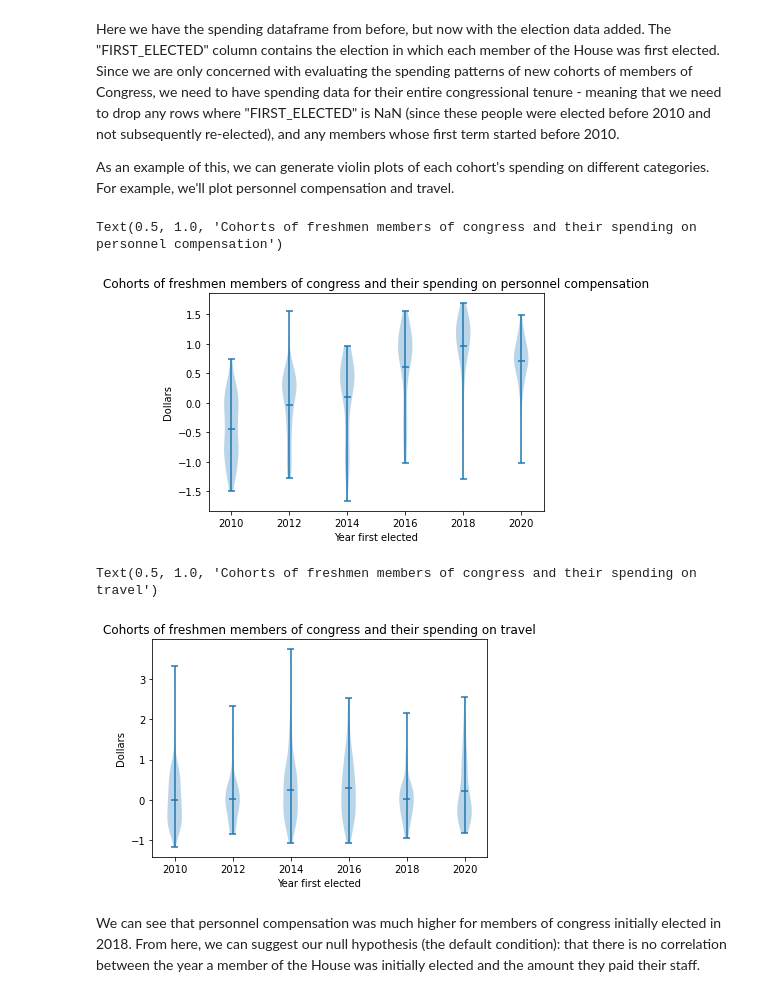
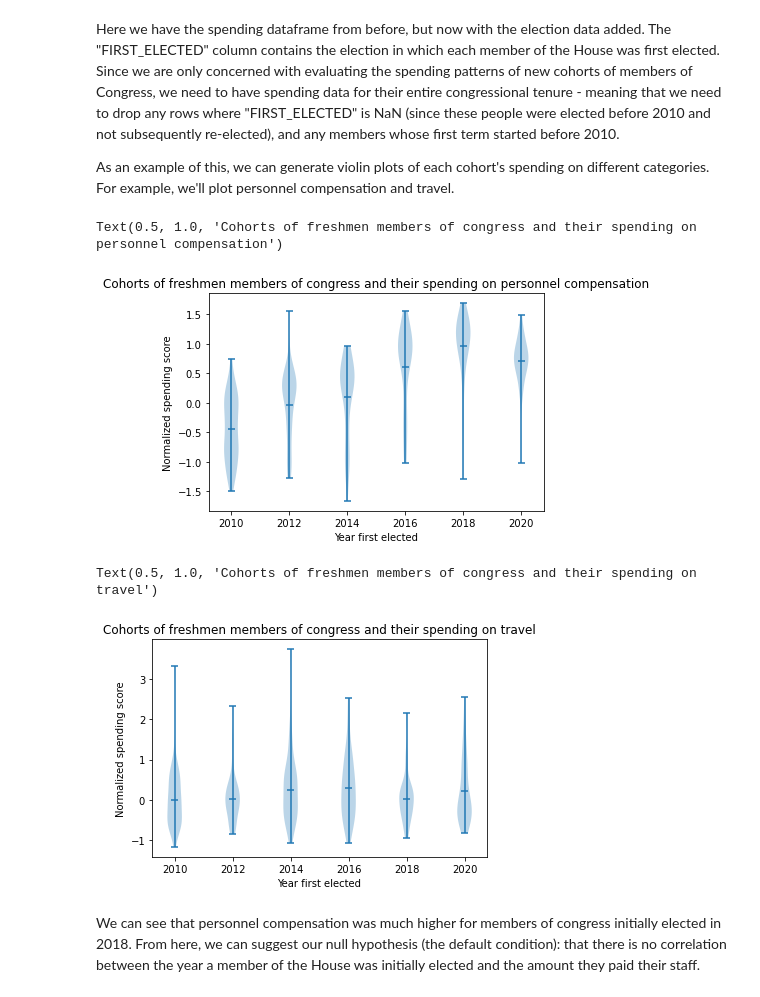
Before and after one commit to AndrewTrackim/cmsc320-final, a Jupyter notebook: final_tutorial.ipynb, the cells around one changed output. Saved outputs shown, nothing was run; the diff lists cells and outputs as text; code cells hidden in the pictures.

```diff
--- a/final_tutorial.ipynb
+++ b/final_tutorial.ipynb
@@ -377,16 +386,16 @@ As an example of this, we can generate violin plots of each cohort's spending on
 # %%
 fig, ax = plt.subplots()
 spending_cohort = []
 for year in spending_election_df.FIRST_ELECTED.unique():
     spending_cohort.append(spending_election_df[spending_election_df.FIRST_ELECTED.eq(year)]['PERSONNEL COMPENSATION'])
 
 ax.violinplot(spending_cohort, spending_election_df['FIRST_ELECTED'].unique(), showmeans=True)
 ax.set_xlabel("Year first elected")
-ax.set_ylabel("Dollars")
+ax.set_ylabel("Normalized spending score")
 ax.set_title("Cohorts of freshmen members of congress and their spending on personnel compensation")
 # %% [output]
 Text(0.5, 1.0, 'Cohorts of freshmen members of congress and their spending on personnel compensation')
-[figure, old version]
+[figure, new version]
 # %%
 fig, ax = plt.subplots()
 spending_cohort = []
@@ -395,11 +404,11 @@ for year in spending_election_df.FIRST_ELECTED.unique():
 
 ax.violinplot(spending_cohort, spending_election_df['FIRST_ELECTED'].unique(), showmeans=True)
 ax.set_xlabel("Year first elected")
-ax.set_ylabel("Dollars")
+ax.set_ylabel("Normalized spending score")
 ax.set_title("Cohorts of freshmen members of congress and their spending on travel")
 # %% [output]
 Text(0.5, 1.0, 'Cohorts of freshmen members of congress and their spending on travel')
-[figure, old version]
+[figure, new version]
 # %% [markdown]
 We can see that personnel compensation was much higher for members of congress initially elected in 2018. From here, we can suggest our null hypothesis (the default condition): that there is no correlation between the year a member of the House was initially elected and the amount they paid their staff.
 # %%
```
Also changed, not shown: parts of 42 cells of this notebook, 2 other files.
